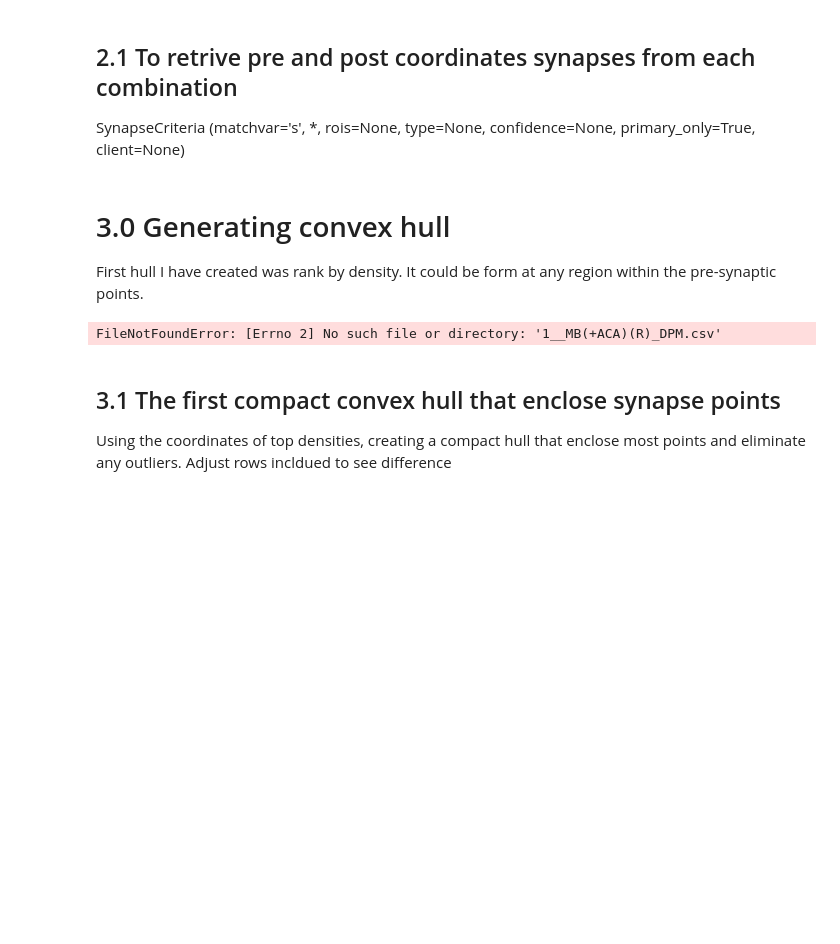
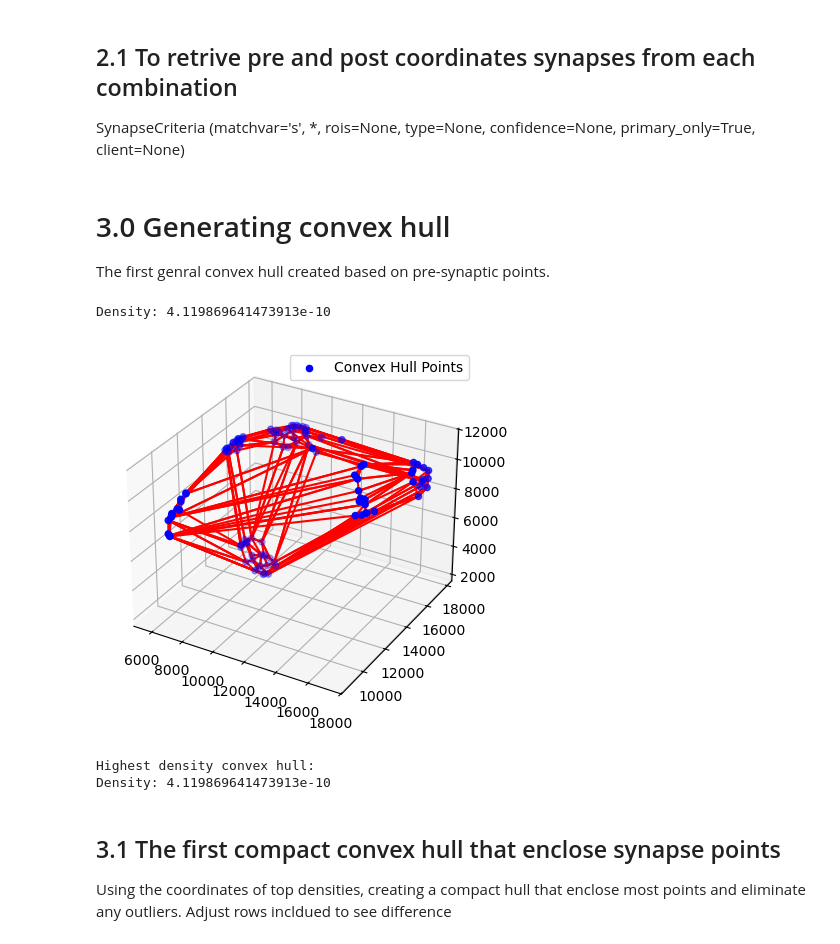
Before and after one commit to shiyanlee/synapse_neuprint, a Jupyter notebook: code/neuprint_synapse.ipynb, the cells around one changed output. Saved outputs shown, nothing was run; the diff lists cells and outputs as text; code cells hidden in the pictures; blank space fills up the shorter version.

Commit message:
corrected errors

```diff
--- a/code/neuprint_synapse.ipynb
+++ b/code/neuprint_synapse.ipynb
@@ -79,7 +79,7 @@ for index,row in df.iterrows():
 print("Processing complete.")
 # %% [markdown]
 # 3.0 Generating convex hull
-First hull I have created was rank by density. It could be form at any region within the pre-synaptic points.
+The first genral convex hull created based on pre-synaptic points.
 # %%
 import numpy as np
 import pandas as pd
@@ -89,7 +89,7 @@ import matplotlib.pyplot as plt
 from mpl_toolkits.mplot3d import Axes3D
 
 # Load your dataset
-df = pd.read_csv('1__MB(+ACA)(R)_DPM.csv')
+df = pd.read_csv('~/Documents/Synapse/synapse_location/1__MB(+ACA)(R)_DPM_0.95.csv')
 points = df[['x_pre', 'y_pre', 'z_pre']].values
 
 # Function to calculate density of a convex hull
@@ -162,7 +162,7 @@ densities_sorted = sorted(densities, key=lambda x: x['density'], reverse=True)
 # Find the subset with the highest density
 best_subset_info = densities_sorted[0]
 
-print(f"Highest density convex hull achieved with {best_subset_size} points.")
+# print(f"Highest density convex hull achieved with {best_subset_size} points.")
 print(f"Density: {best_subset_info['density']}")
 
 # Save all densities to a CSV file
@@ -176,69 +176,38 @@ for entry in densities_sorted:
             'x': point[0],
             'y': point[1],
             'z': point[2]
         })
 
 df_result_all = pd.DataFrame(csv_data_all)
 df_result_all.to_csv('convex_hulls_by_density.csv', index=False)
 
-# Save only the highest density results to a separate CSV file
-num_top_results = 10  # Specify the number of top results to save
-top_densities = densities_sorted[:num_top_results]
-
-csv_data_top = []
-for entry in top_densities:
-    for point in entry['hull_coordinates']:
-        csv_data_top.append({
-            'density': entry['density'],
-            'hull_volume': entry['hull_volume'],
-            'num_points_in_hull': entry['num_points_in_hull'],
-            'x': point[0],
-            'y': point[1],
-            'z': point[2]
-        })
-
-df_result_top = pd.DataFrame(csv_data_top)
-df_result_top.to_csv('highest_density_convex_hulls.csv', index=False)
-
-# Save the results to a CSV file
-csv_data = []
-for entry in densities_sorted:
-    for point in entry['hull_coordinates']:
-        csv_data.append({
-            'density': entry['density'],
-            'variation_index': entry['variation_index'],
-            'hull_volume': entry['hull_volume'],
-            'num_points_in_hull': entry['num_points_in_hull'],
-            'x': point[0],
-            'y': point[1],
-            'z': point[2]
-        })
-
-df_result = pd.DataFrame(csv_data)
-df_result.to_csv('convex_hulls_by_density.csv', index=False)
+# #
 
 # Visualize the convex hull with the highest density
 best_hull_info = densities_sorted[0]
 best_hull_points = best_hull_info['hull_coordinates']
 
 # Plot the convex hull points
 fig = plt.figure()
 ax = fig.add_subplot(111, projection='3d')
 ax.scatter(best_hull_points[:, 0], best_hull_points[:, 1], best_hull_points[:, 2], color='blue', label='Convex Hull Points')
 
 # Plot the edges of the convex hull
 hull = ConvexHull(best_hull_points)
 for simplex in hull.simplices:
     ax.plot(best_hull_points[simplex, 0], best_hull_points[simplex, 1], best_hull_points[simplex, 2], 'r-')
 
 plt.legend()
 plt.show()
 
 # Print the statement with density and coordinates
 print(f"Highest density convex hull:")
 print(f"Density: {best_hull_info['density']}")
 # %% [output]
-FileNotFoundError: [Errno 2] No such file or directory: '1__MB(+ACA)(R)_DPM.csv'
+Density: 4.119869641473913e-10
+[figure, added]
+Highest density convex hull:
+Density: 4.119869641473913e-10
 # %% [markdown]
 ## 3.1 The first compact convex hull that enclose synapse points
 Using the coordinates of top densities, creating a compact hull that enclose most points and eliminate any outliers. Adjust rows incldued to see difference
```
Also changed, not shown: parts of 1 cell of this notebook.
